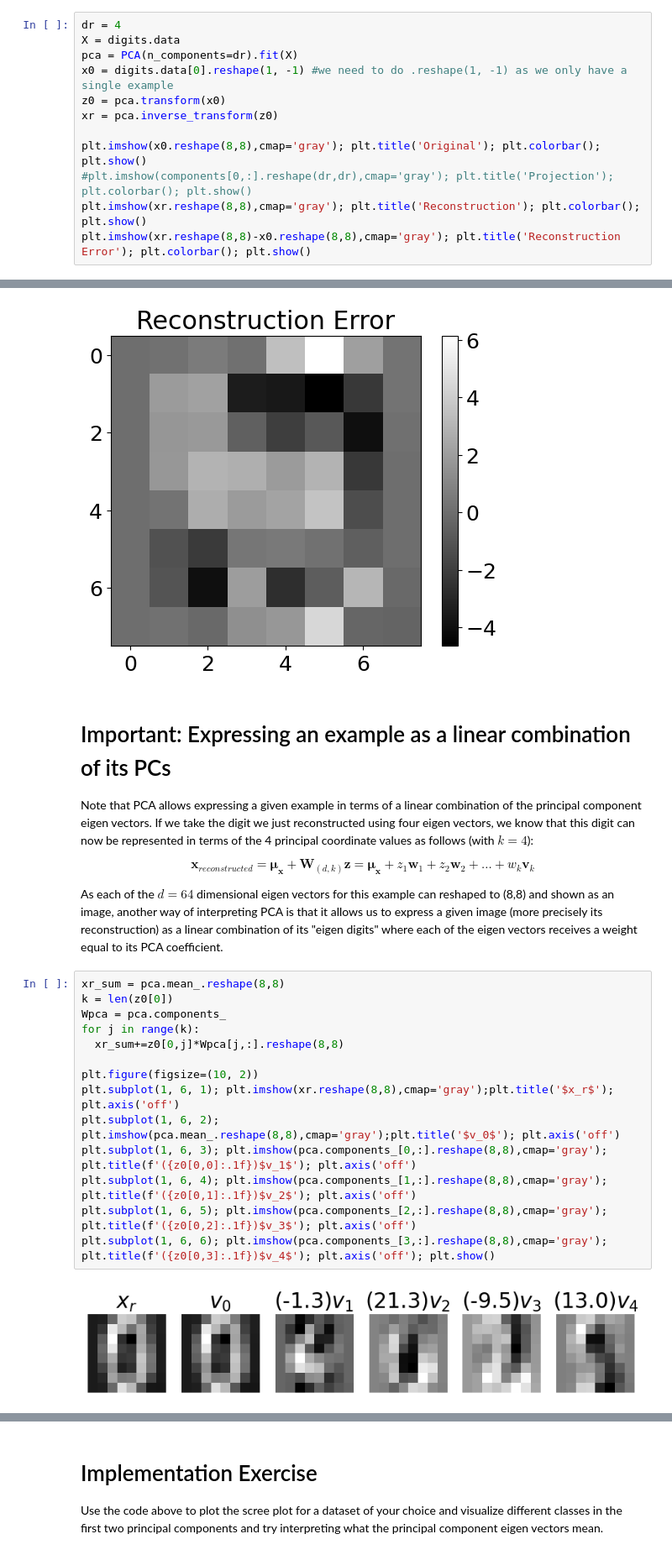
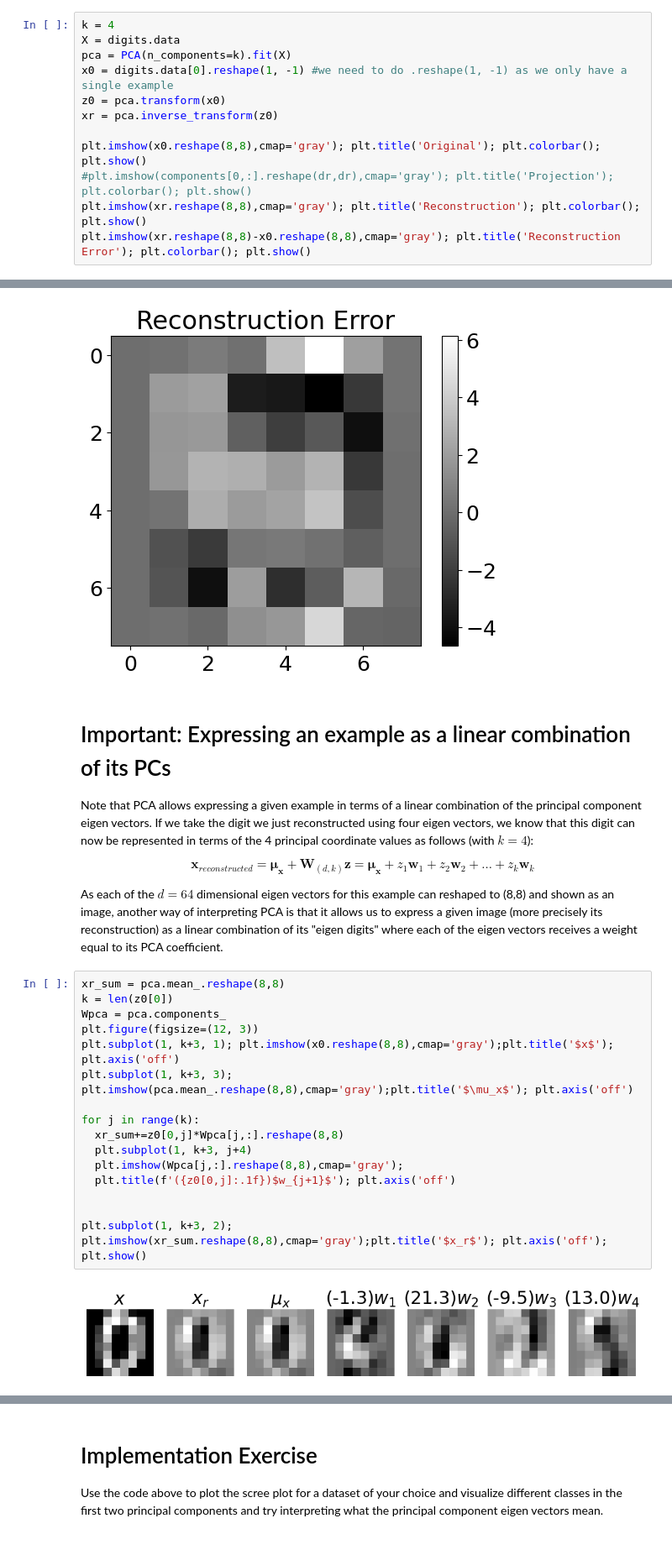
Before and after one commit to foxtrotmike/PCA-Tutorial, a Jupyter notebook: pca-lagrange.ipynb, the cells around one changed output, grey strips where cells are left out. Shown at 84% size. Drawn from its saved outputs; the diff is of its cells as text.

```diff
--- a/pca-lagrange.ipynb
+++ b/pca-lagrange.ipynb
@@ -714,9 +714,9 @@ Now we will reduce the image dimensions from $(d,d)$ to $(d_r,d_r)$ by picking t
 
 Try it for different digits and See what is the effect of changing the number of dimensions or reconstruction accuracy.
 # %%
-dr = 4
+k = 4
 X = digits.data
-pca = PCA(n_components=dr).fit(X)
+pca = PCA(n_components=k).fit(X)
 x0 = digits.data[0].reshape(1, -1) #we need to do .reshape(1, -1) as we only have a single example
 z0 = pca.transform(x0)
 xr = pca.inverse_transform(z0)
@@ -734,22 +734,24 @@ plt.imshow(xr.reshape(8,8)-x0.reshape(8,8),cmap='gray'); plt.title('Reconstructi
 
 Note that  PCA allows expressing a given example in terms of a linear combination of the principal component eigen vectors. If we take the digit we just reconstructed using four eigen vectors, we know that this digit can now be represented in terms of the 4 principal coordinate values as follows (with $k=4$):
 
-$$\mathbf x_{reconstructed}= \mathbf{\mu_x} + \mathbf W_{(d,k)}\mathbf z = \mathbf{\mu_x} + z_1 \mathbf w_1 + z_2 \mathbf w_2 + ... + w_k \mathbf v_k $$
+$$\mathbf x_{reconstructed}= \mathbf{\mu_x} + \mathbf W_{(d,k)}\mathbf z = \mathbf{\mu_x} + z_1 \mathbf w_1 + z_2 \mathbf w_2 + ... + z_k \mathbf w_k $$
 
 As each of the $d=64$ dimensional eigen vectors for this example can reshaped to (8,8) and shown as an image, another way of interpreting PCA is that it allows us to express a given image (more precisely its reconstruction) as a linear combination of its  "eigen digits" where each of the eigen vectors receives a weight equal to its PCA coefficient.
-# %%
-xr_sum = pca.mean_.reshape(8,8)
-k = len(z0[0])
-Wpca = pca.components_
-for j in range(k):
-  xr_sum+=z0[0,j]*Wpca[j,:].reshape(8,8)
-
-plt.figure(figsize=(10, 2))
-plt.subplot(1, 6, 1); plt.imshow(xr.reshape(8,8),cmap='gray');plt.title('$x_r$'); plt.axis('off')
-plt.subplot(1, 6, 2); plt.imshow(pca.mean_.reshape(8,8),cmap='gray');plt.title('$v_0$'); plt.axis('off')
-plt.subplot(1, 6, 3); plt.imshow(pca.components_[0,:].reshape(8,8),cmap='gray'); plt.title(f'({z0[0,0]:.1f})$v_1$'); plt.axis('off')
-plt.subplot(1, 6, 4); plt.imshow(pca.components_[1,:].reshape(8,8),cmap='gray'); plt.title(f'({z0[0,1]:.1f})$v_2$'); plt.axis('off')
-plt.subplot(1, 6, 5); plt.imshow(pca.components_[2,:].reshape(8,8),cmap='gray'); plt.title(f'({z0[0,2]:.1f})$v_3$'); plt.axis('off')
-plt.subplot(1, 6, 6); plt.imshow(pca.components_[3,:].reshape(8,8),cmap='gray'); plt.title(f'({z0[0,3]:.1f})$v_4$'); plt.axis('off'); plt.show()
-# %% [output]
-[figure, removed]
+# %%
+xr_sum = pca.mean_.reshape(8,8)
+k = len(z0[0])
+Wpca = pca.components_
+plt.figure(figsize=(12, 3))
+plt.subplot(1, k+3, 1); plt.imshow(x0.reshape(8,8),cmap='gray');plt.title('$x$'); plt.axis('off')
+plt.subplot(1, k+3, 3); plt.imshow(pca.mean_.reshape(8,8),cmap='gray');plt.title('$\mu_x$'); plt.axis('off')
+
+for j in range(k):
+  xr_sum+=z0[0,j]*Wpca[j,:].reshape(8,8)
+  plt.subplot(1, k+3, j+4)
+  plt.imshow(Wpca[j,:].reshape(8,8),cmap='gray');
+  plt.title(f'({z0[0,j]:.1f})$w_{j+1}$'); plt.axis('off')
+
+
+plt.subplot(1, k+3, 2); plt.imshow(xr_sum.reshape(8,8),cmap='gray');plt.title('$x_r$'); plt.axis('off'); plt.show()
+# %% [output]
+[figure, added]
```
Also changed, not shown: parts of 1 cell of this notebook.
